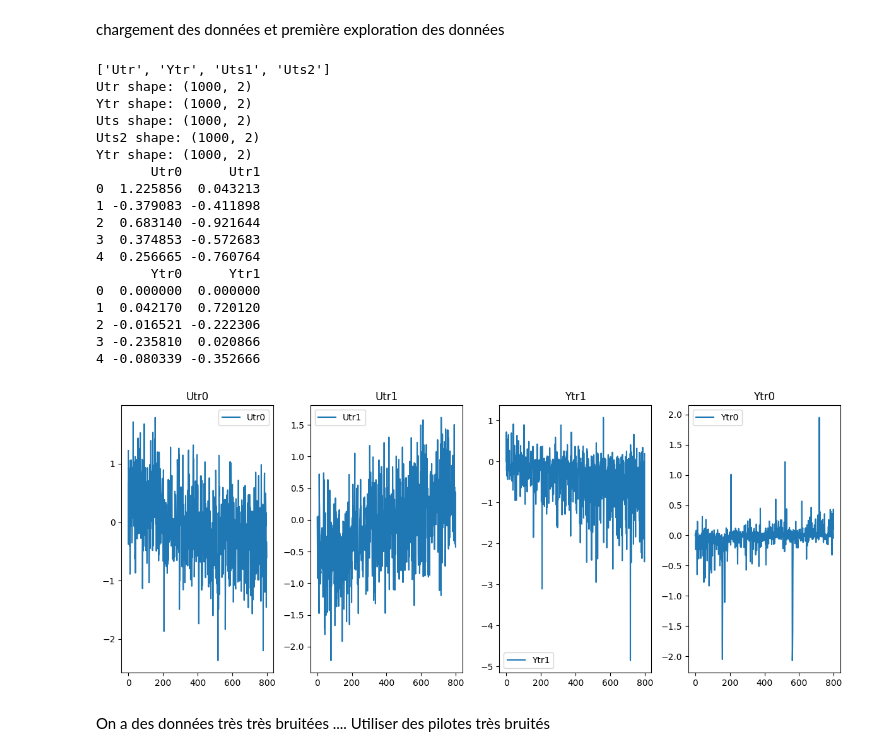
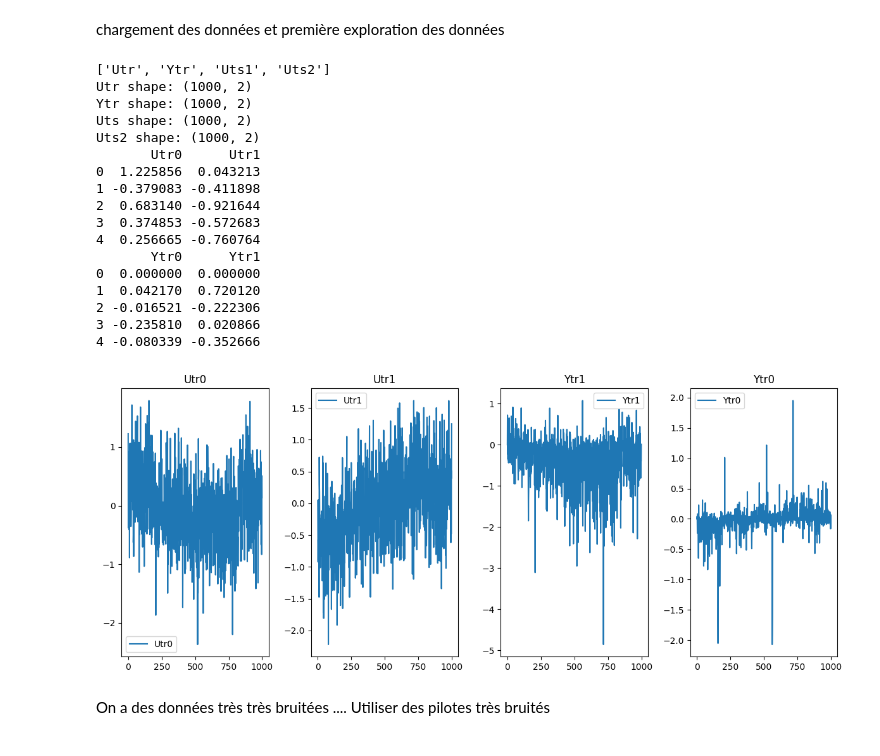
Before and after one commit to Mathis-Vrgt/projet-infoF422, a Jupyter notebook: projet.ipynb, the cells around one changed output. Drawn from its saved outputs; the diff is of its cells as text; code cells hidden in the pictures.

```diff
--- a/projet.ipynb
+++ b/projet.ipynb
@@ -60,40 +60,39 @@ print(Y.head(5))
 
 
 figure, axes = plt.subplots(1, 4, figsize=(12, 5))
-axes[0].plot(X_train['Utr0'], label='Utr0')
+axes[0].plot(X['Utr0'], label='Utr0')
 axes[0].set_title('Utr0')
 axes[0].legend()
-axes[1].plot(X_train['Utr1'], label='Utr1')
+axes[1].plot(X['Utr1'], label='Utr1')
 axes[1].set_title('Utr1')
 axes[1].legend()
-axes[2].plot(Y_train['Ytr1'], label='Ytr1')
+axes[2].plot(Y['Ytr1'], label='Ytr1')
 axes[2].set_title('Ytr1')
 axes[2].legend()
-axes[3].plot(Y_train['Ytr0'], label='Ytr0')
+axes[3].plot(Y['Ytr0'], label='Ytr0')
 axes[3].set_title('Ytr0')
 axes[3].legend()
 plt.tight_layout()
 plt.show()
 # %% [output]
 ['Utr', 'Ytr', 'Uts1', 'Uts2']
 Utr shape: (1000, 2)
 Ytr shape: (1000, 2)
 Uts shape: (1000, 2)
 Uts2 shape: (1000, 2)
-Ytr shape: (1000, 2)
        Utr0      Utr1
 0  1.225856  0.043213
 1 -0.379083 -0.411898
 2  0.683140 -0.921644
 3  0.374853 -0.572683
 4  0.256665 -0.760764
        Ytr0      Ytr1
 0  0.000000  0.000000
 1  0.042170  0.720120
 2 -0.016521 -0.222306
 3 -0.235810  0.020866
 4 -0.080339 -0.352666
-[figure, old version]
+[figure, new version]
 # %% [markdown]
 On a des données très très bruitées .... Utiliser des pilotes très bruités
 # %%
```
Also changed, not shown: 2 other files.
